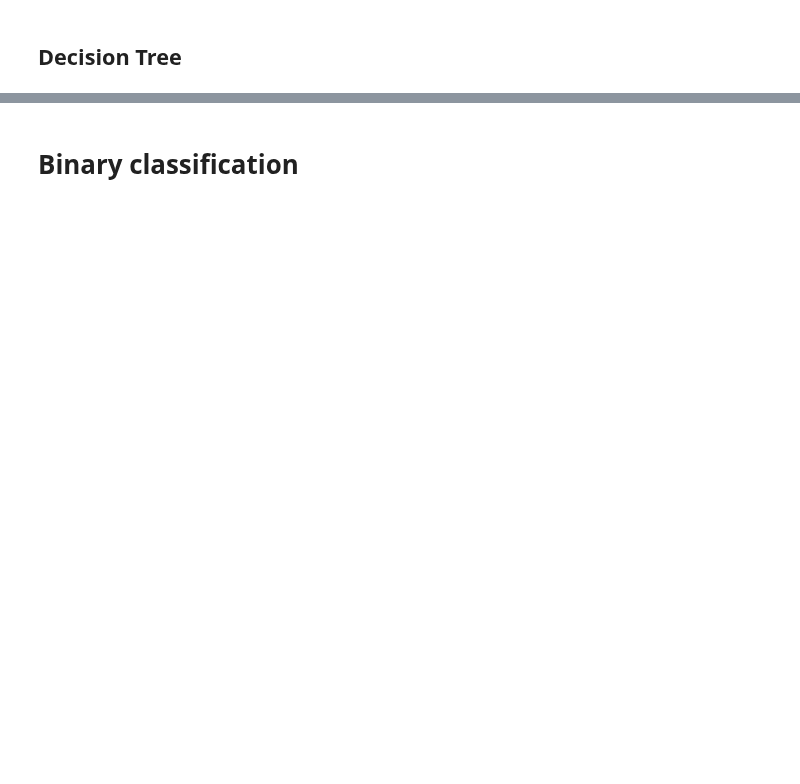
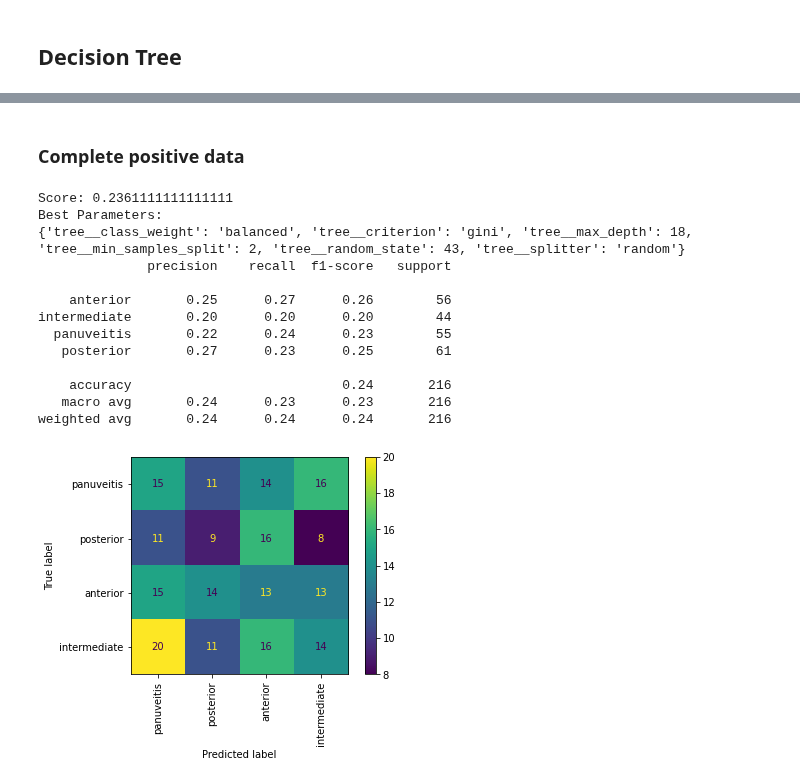
Before and after one commit to CrawTheOne/mirror_-fhnw_ds_fs2021_medical_challenge, a Jupyter notebook: machine_learning/location_classification.ipynb, the cells around one changed output, grey strips where cells are left out. Saved outputs shown, nothing was run; the diff lists cells and outputs as text; code cells hidden in the pictures; blank space fills up the shorter version.

```diff
--- a/machine_learning/location_classification.ipynb
+++ b/machine_learning/location_classification.ipynb
@@ -113,3 +152,5 @@ imputer_encoder_no_onehot = pipe.impute_and_encode(categorical_features, numeric
 imputer_encoder_onehot = pipe.impute_and_encode(categorical_features, numeric_features, imputer, one_hot=True, knn_impute=True)
 imputer_encoder_onehot_knn = pipe.impute_and_encode(categorical_features, numeric_features, imputer, one_hot=True, knn_impute=True)
 imputer_encoder_no_onehot_knn = pipe.impute_and_encode(categorical_features, numeric_features, imputer, one_hot=False, knn_impute=True)
+
+USE_IMPUTER = imputer_encoder_onehot # imputer_encoder_onehot yields best results so far
@@ -118,8 +161,8 @@ imputer_encoder_no_onehot_knn = pipe.impute_and_encode(categorical_features, num
 # %%
-dummy = DummyClassifier(strategy='prior', random_state=RANDOM)
-pipeline = Pipeline(steps=[('preprocessor', imputer_encoder_no_onehot),
+dummy = DummyClassifier(strategy='stratified', random_state=RANDOM)
+pipeline = Pipeline(steps=[('preprocessor', USE_IMPUTER),
                       ('classifier', dummy)])
 pipeline.fit(X_train, y_train)
-print(f'Accuracy Dummy Classifier: {pipeline.score(X_test, y_test)}')
-print(f'Class probabilites: {pipeline.predict_proba(X_test)[0:1][0]}')
+print(f'Score Dummy Classifier: {SCORE(y_test, pipeline.predict(X_test))}')
+print(f'Class probabilites: {pipeline["classifier"].class_prior_}')
 # %% [output]
@@ -129,0 +185,7 @@ This model acts as our basline. This model takes in the prior probability of a c
+# %%
+dummy = DummyClassifier(strategy='stratified', random_state=RANDOM)
+pipeline = Pipeline(steps=[('preprocessor', USE_IMPUTER),
+                      ('classifier', dummy)])
+pipeline.fit(X_train_f, y_train_f)
+print(f'Score Dummy Classifier: {SCORE(y_test_f, pipeline.predict(X_test_f))}')
+print(f'Class probabilites: {pipeline["classifier"].class_prior_}')
@@ -226,2 +196,0 @@ plt.show()
-# %%
-helpers.plot_validation_curve(bv.best_estimator_.fit(X_train, y_train), X_test, y_test, 'tree__n_estimators',np.arange(10,100,10), scorer)
@@ -268,2 +197,56 @@ bv.best_estimator_.score(X_test,y_test)
-# %% [markdown]
-# Binary classification
+# %% [markdown]
+### Complete positive data
+# %%
+# supress warnings of estimator fit failed
+def warn(*args, **kwargs):
+    pass
+import warnings
+warnings.warn = warn
+
+def dec_tree(X_train, X_test, y_train, y_test):
+    dectree = DecisionTreeClassifier(random_state=RANDOM)
+
+    # without one_hot_encoded data
+    pipeline = Pipeline(steps=[
+        ('prep', USE_IMPUTER),
+        ('tree', dectree)
+    ])
+
+    # hyperparameterspace
+    parameters = {
+        'tree__criterion':['gini','entropy'],
+        'tree__splitter' :['best','random'],
+        'tree__max_depth':np.arange(2,20,2),
+        'tree__min_samples_split':[int(i) for i in np.arange(2,20,10)],
+        'tree__random_state':[RANDOM],
+        'tree__class_weight':['balanced', None] # balanced = inverse proportional importance per class
+    }
+
+    # grid search
+    bv = GridSearchCV(pipeline, parameters, cv = 3, scoring=SCORER)
+    bv.fit(X_train, y_train)
+
+    print(f'Score: {SCORE(y_test, bv.best_estimator_.predict(X_test))}')
+    print('Best Parameters:')
+    print(bv.best_params_)
+    print(classification_report(y_test, bv.predict(X_test)))
+    plot_confusion_matrix(bv, X_test, y_test,
+                          display_labels=y_test.unique(),
+                          xticks_rotation='vertical');
+
+dec_tree(X_train, X_test, y_train, y_test)
+# %% [output]
+Score: 0.2361111111111111
+Best Parameters:
+{'tree__class_weight': 'balanced', 'tree__criterion': 'gini', 'tree__max_depth': 18, 'tree__min_samples_split': 2, 'tree__random_state': 43, 'tree__splitter': 'random'}
+              precision    recall  f1-score   support
+
+    anterior       0.25      0.27      0.26        56
+intermediate       0.20      0.20      0.20        44
+  panuveitis       0.22      0.24      0.23        55
+   posterior       0.27      0.23      0.25        61
+
+    accuracy                           0.24       216
+   macro avg       0.24      0.23      0.23       216
+weighted avg       0.24      0.24      0.24       216
+[figure, added]
```
Also changed, not shown: parts of 109 cells of this notebook.
